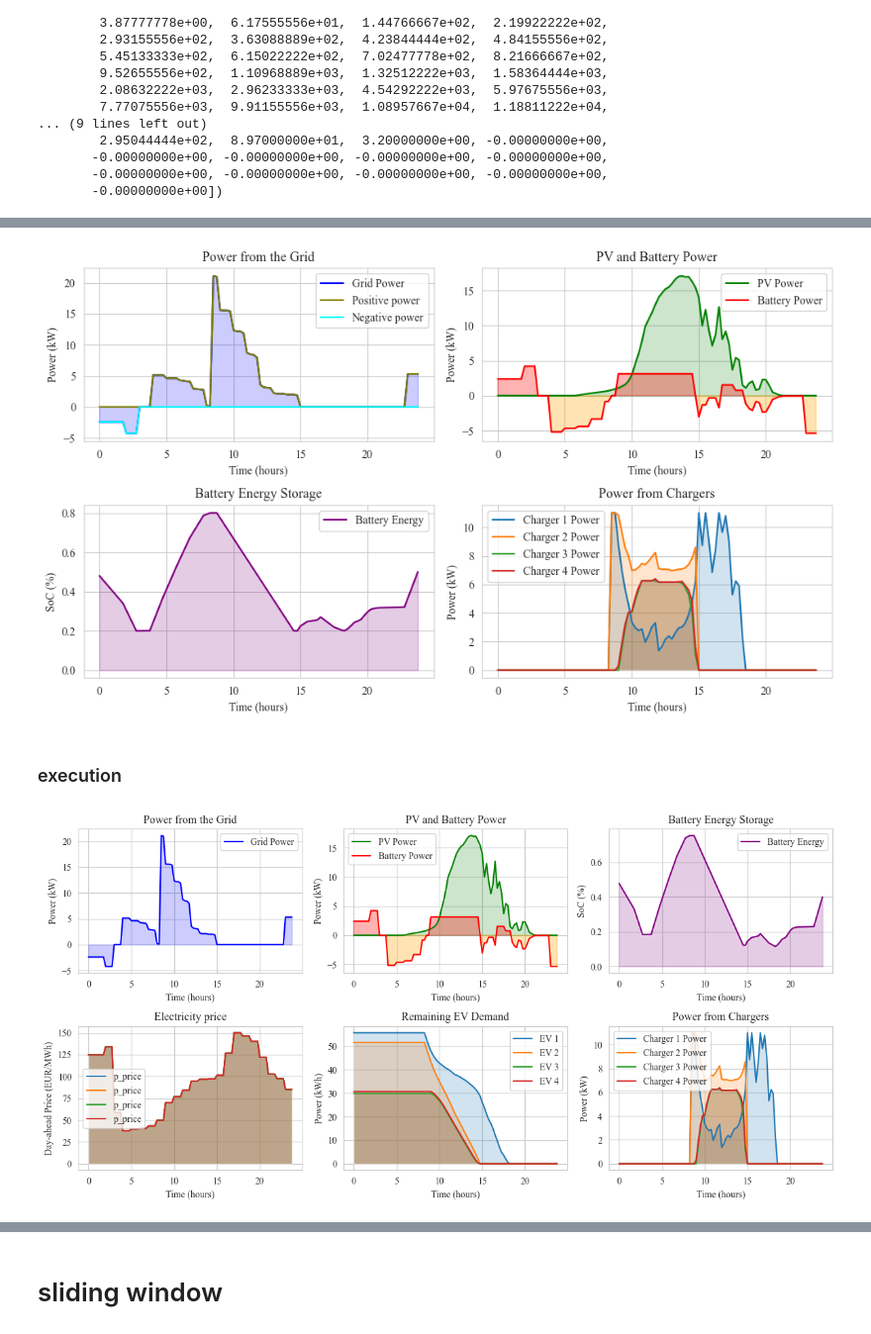
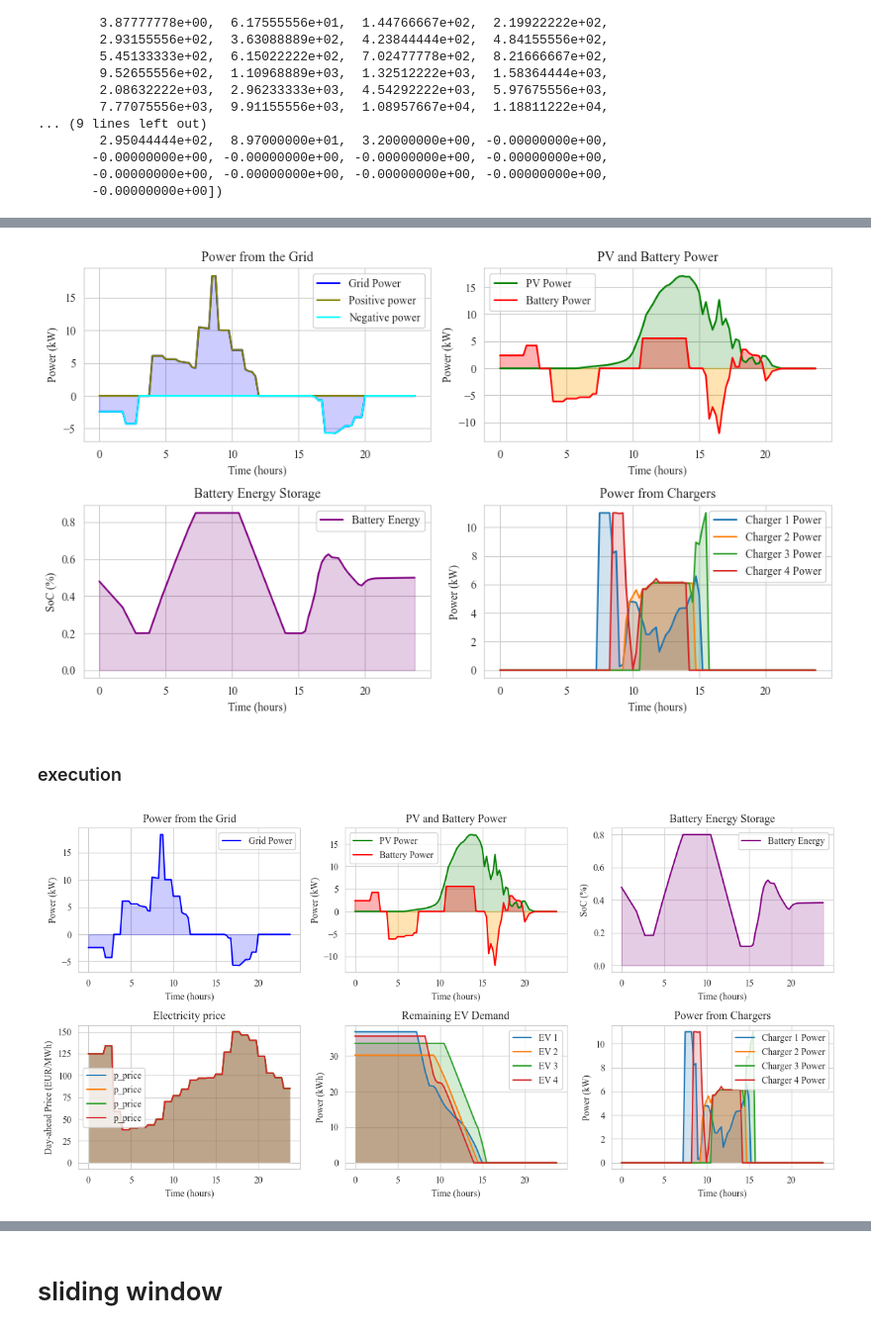
Before and after one commit to ES-Lab/ES-MDN-MPC, a Jupyter notebook: MDN_MPC_dev.ipynb, the cells around one changed output, grey strips where cells are left out. Shown at 99% size. Cells and saved outputs as stored; diff of their text form; code cells hidden in the pictures.

```diff
--- a/MDN_MPC_dev.ipynb
+++ b/MDN_MPC_dev.ipynb
@@ -906,7 +906,7 @@ time_resolution = 0.25  # 15 minutes
 
 # Storage constraints
 storage_capacity = 30  # Example capacity
-capacity_high_limit = 0.8
+capacity_high_limit = 0.85
 capacity_low_limit = 0.2
 
 charge_discharge_limit = 14  # Example charge/discharge limit
@@ -1053,4 +1053,4 @@ Optimal objective value: 22330.543071935746
-[figure, old version]
+[figure, new version]
 # %% [markdown]
 ### execution
 # %%
@@ -1064,7 +1064,7 @@ storage_energy_initial = np.array([storage_capacity]) / 2
 
 # Storage constraints
 storage_capacity = 30  # Example capacity
-capacity_high_imit = 0.8
+capacity_high_imit = 0.85
 capacity_low_imit = 0.2
 
 current_time = 0
@@ -1191,7 +1191,7 @@ plt.legend()
 plt.tight_layout()
 plt.show()
 # %% [output]
-[figure, old version]
+[figure, new version]
 # %%
 ideal = np.array(results['ideal_storage_energy'])/storage_capacity
 one_time = np.array(results['storage_energy'])/storage_capacity
```
Also changed, not shown: parts of 25 cells of this notebook, 5 other files.
